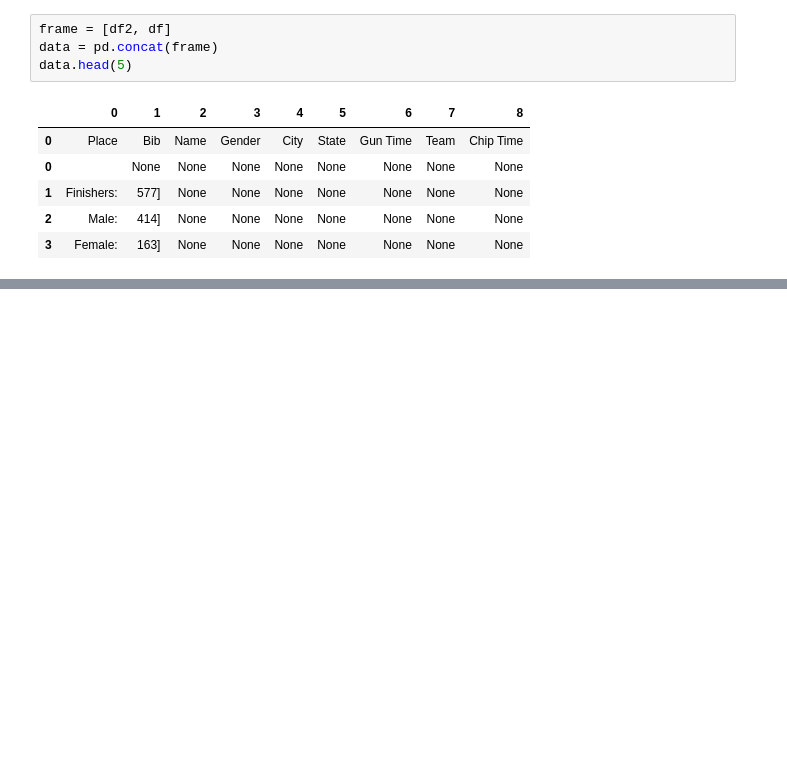
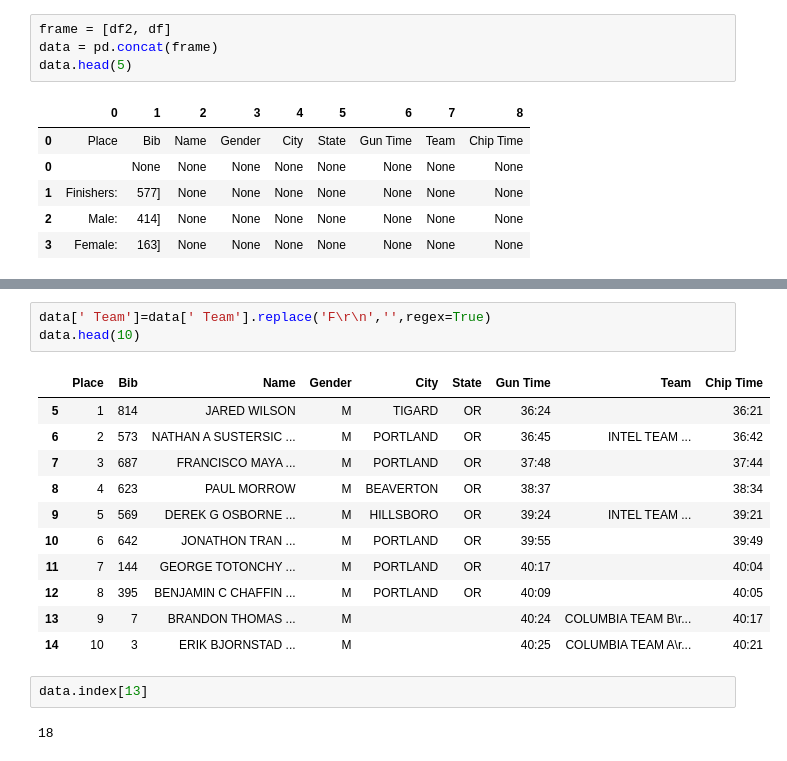
Before and after one commit to trinhvanypro1/Learning-Python-Advanced, a Jupyter notebook: Web_Scraping.ipynb, the cells around one changed output, grey strips where cells are left out. Drawn from its saved outputs; the diff is of its cells as text; blank space fills up the shorter version.

```diff
--- a/Web_Scraping.ipynb
+++ b/Web_Scraping.ipynb
@@ -178,0 +193,19 @@ data
+# %%
+data[' Team']=data[' Team'].replace('F\r\n','',regex=True)
+data.head(10)
+# %% [output]
+|  | Place | Bib | Name | Gender | City | State | Gun Time | Team | Chip Time |
+| 5 | 1 | 814 | JARED WILSON | M | TIGARD | OR | 36:24 |  | 36:21 |
+| 6 | 2 | 573 | NATHAN A SUSTERSIC ... | M | PORTLAND | OR | 36:45 | INTEL TEAM ... | 36:42 |
+| 7 | 3 | 687 | FRANCISCO MAYA ... | M | PORTLAND | OR | 37:48 |  | 37:44 |
+| 8 | 4 | 623 | PAUL MORROW | M | BEAVERTON | OR | 38:37 |  | 38:34 |
+| 9 | 5 | 569 | DEREK G OSBORNE ... | M | HILLSBORO | OR | 39:24 | INTEL TEAM ... | 39:21 |
+| 10 | 6 | 642 | JONATHON TRAN ... | M | PORTLAND | OR | 39:55 |  | 39:49 |
+| 11 | 7 | 144 | GEORGE TOTONCHY ... | M | PORTLAND | OR | 40:17 |  | 40:04 |
+| 12 | 8 | 395 | BENJAMIN C CHAFFIN ... | M | PORTLAND | OR | 40:09 |  | 40:05 |
+| 13 | 9 | 7 | BRANDON THOMAS ... | M |  |  | 40:24 | COLUMBIA TEAM B\r... | 40:17 |
+| 14 | 10 | 3 | ERIK BJORNSTAD ... | M |  |  | 40:25 | COLUMBIA TEAM A\r... | 40:21 |
+# %%
+data.index[13]
+# %% [output]
+18
```
Also changed, not shown: parts of 4 cells of this notebook.
